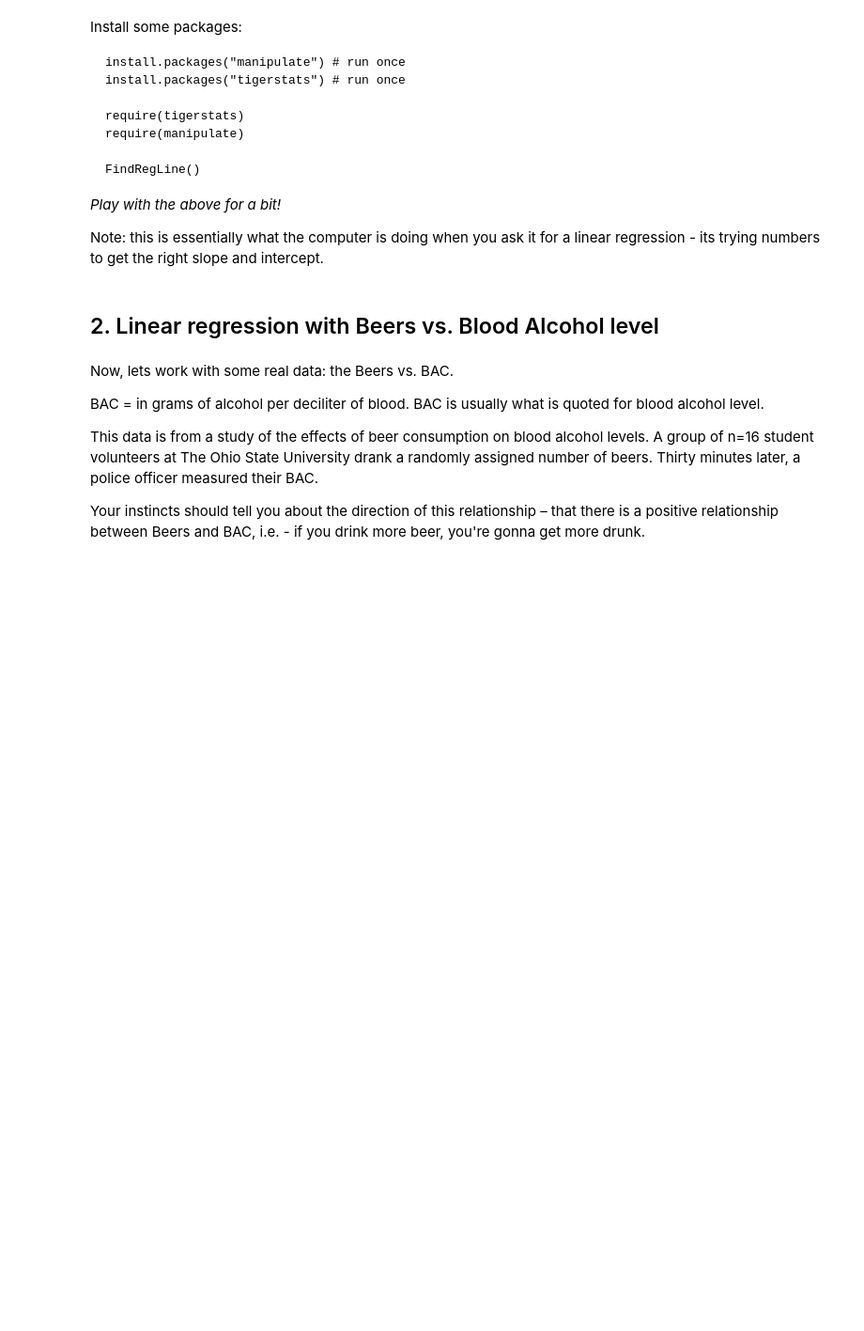
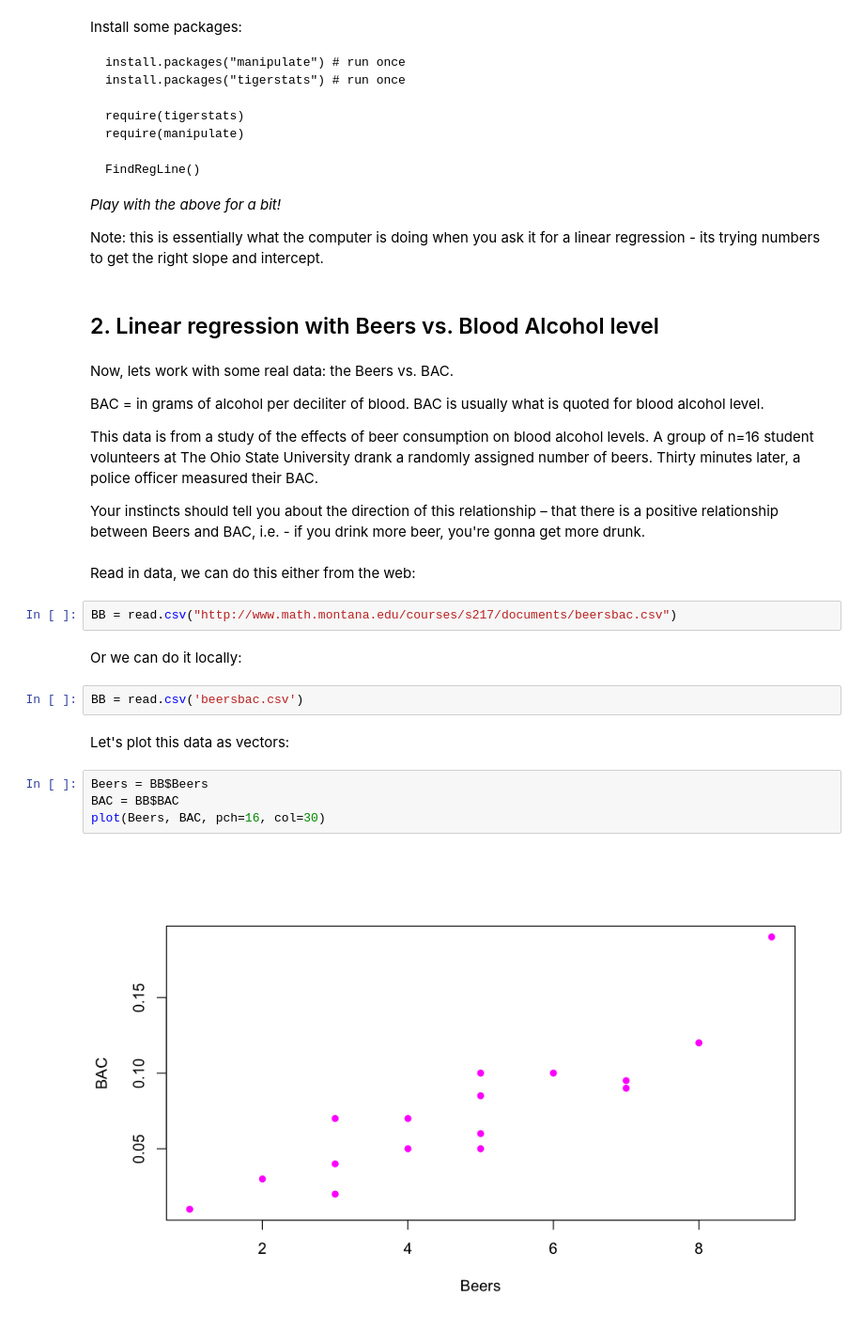
Before and after one commit to jnaiman/is542_spring2020, a Jupyter notebook: week11/prep_linearRegression_part1.ipynb, the cells around one changed output. Shown at 94% size. Saved outputs shown, nothing was run; the diff lists cells and outputs as text; blank space fills up the shorter version.

```diff
--- a/week11/prep_linearRegression_part1.ipynb
+++ b/week11/prep_linearRegression_part1.ipynb
@@ -38,3 +40,19 @@ BAC = in grams of alcohol per deciliter of blood. BAC is usually what is quoted
 This data is from a study of the effects of beer consumption on blood alcohol levels. A group of n=16 student volunteers at The Ohio State University drank a randomly assigned number of beers. Thirty minutes later, a police officer measured their BAC.
 
 Your instincts should tell you about the direction of this relationship – that there is a positive relationship between Beers and BAC, i.e. - if you drink more beer, you're gonna get more drunk.
+# %% [markdown]
+Read in data, we can do this either from the web:
+# %%
+BB = read.csv("http://www.math.montana.edu/courses/s217/documents/beersbac.csv")
+# %% [markdown]
+Or we can do it locally:
+# %%
+BB = read.csv('beersbac.csv')
+# %% [markdown]
+Let's plot this data as vectors:
+# %%
+Beers = BB$Beers
+BAC = BB$BAC
+plot(Beers, BAC, pch=16, col=30)
+# %% [output]
+[figure, added]
```
Also changed, not shown: parts of 69 cells of this notebook, 1 other file.
